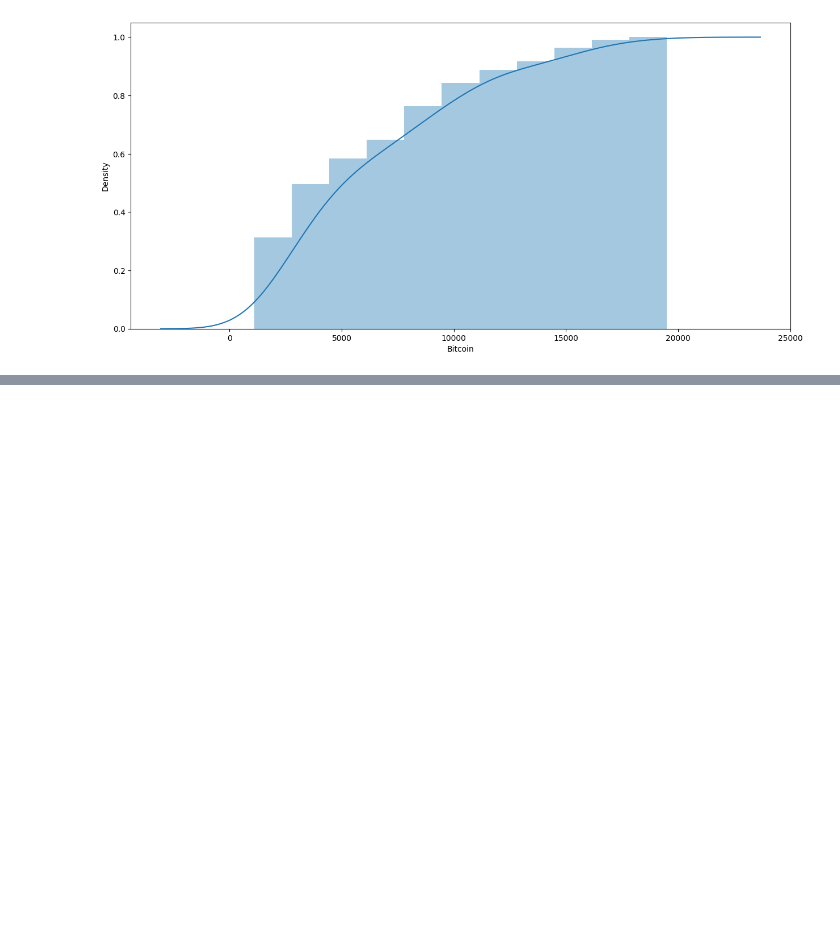
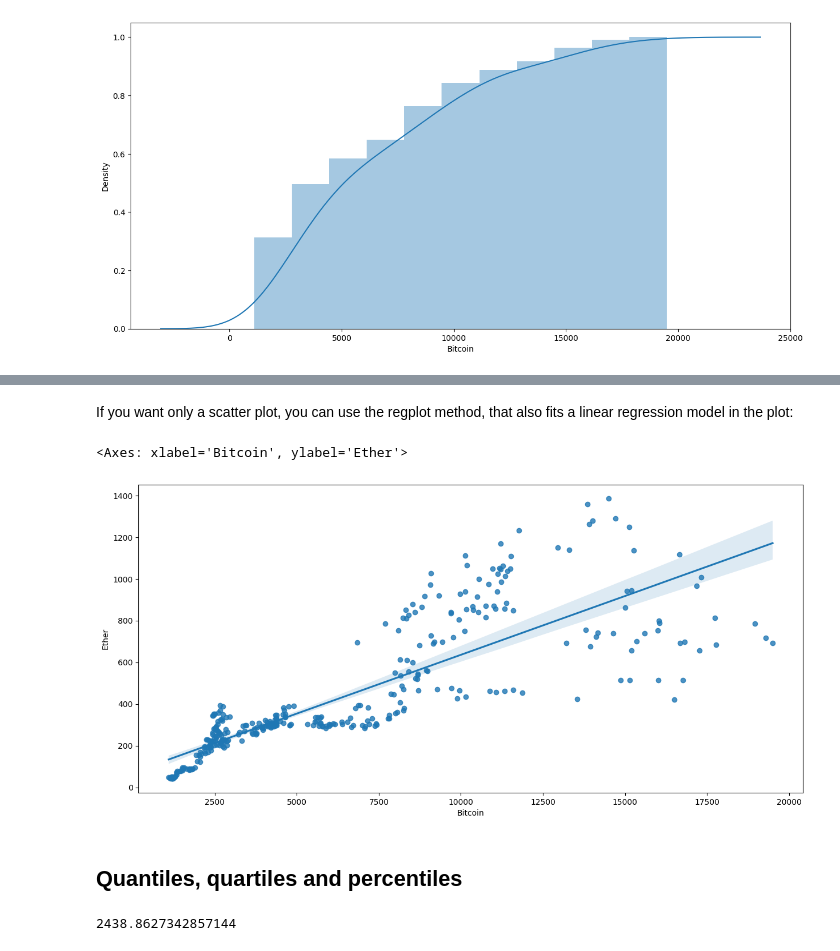
Before and after one commit to Mulenga-Chilambwe/BTC-ETH-ANALYSIS-INSIGHT, a Jupyter notebook: btc-eth-insight.ipynb, the cells around one changed output, grey strips where cells are left out. Drawn from its saved outputs; the diff is of its cells as text; code cells hidden in the pictures; blank space fills up the shorter version.

```diff
--- a/btc-eth-insight.ipynb
+++ b/btc-eth-insight.ipynb
@@ -223,0 +253,14 @@ https://gist.github.com/mwaskom/de44147ed2974457ad6372750bbe5751
+# %% [markdown]
+If you want only a scatter plot, you can use the regplot method, that also fits a linear regression model in the plot:
+# %%
+fig, ax = plt.subplots(figsize=(15, 7))
+sns.regplot(x="Bitcoin", y="Ether", data=df_cleaned, ax=ax)
+# %% [output]
+<Axes: xlabel='Bitcoin', ylabel='Ether'>
+[figure, added]
+# %% [markdown]
+## __Quantiles, quartiles and percentiles__
+# %%
+df_cleaned['Bitcoin'].quantile(.2)
+# %% [output]
+2438.8627342857144
```
Also changed, not shown: parts of 20 cells of this notebook.
